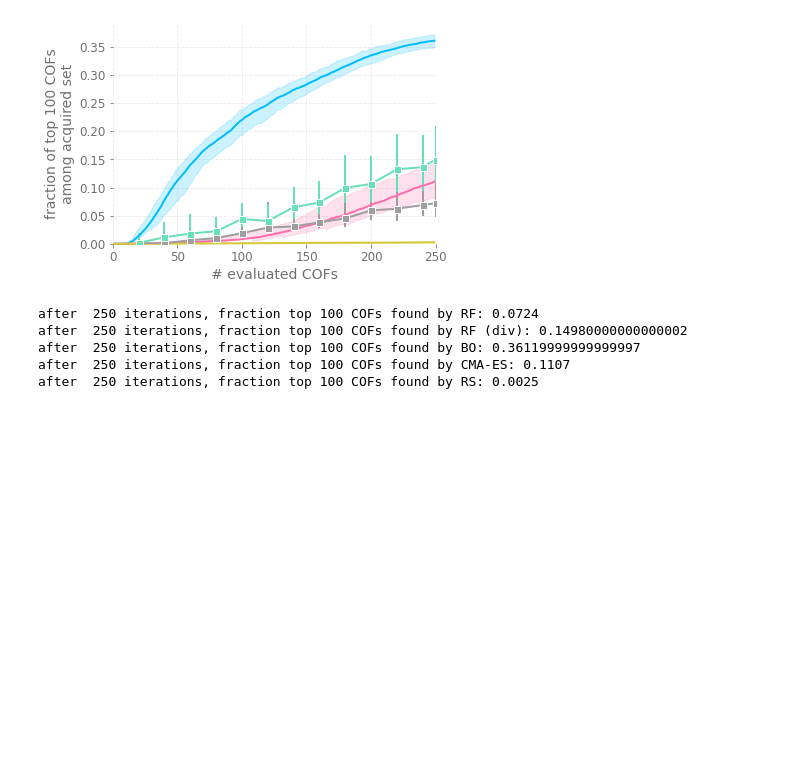
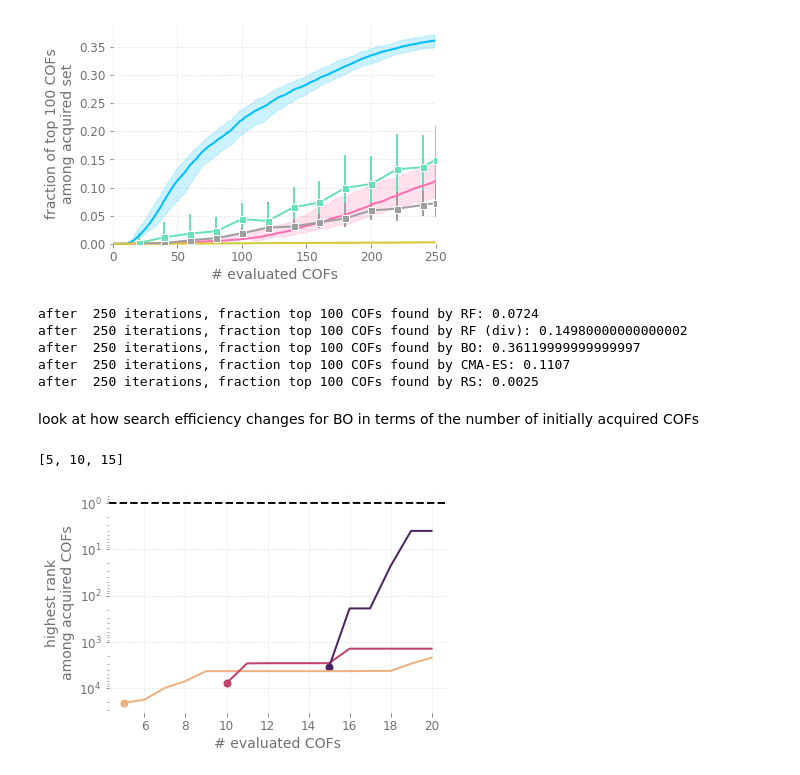
Before and after one commit to aryandeshwal/BO_of_COFs, a Jupyter notebook: new/viz.ipynb, the cells around one changed output. Drawn from its saved outputs; the diff is of its cells as text; code cells hidden in the pictures; blank space fills up the shorter version.

```diff
--- a/new/viz.ipynb
+++ b/new/viz.ipynb
@@ -156,8 +155,8 @@ plt.xlabel('# evaluated COFs')
 plt.ylabel('expected improvement')
 for i in range(bo_res['nb_iterations']):
     plt.plot([i+1, i+1], [0, explore_term[i]], color="C0")
-    plt.plot([i+1, i+1], [explore_term[i], explore_term[i] + exploit_term[i]], color="C1")
+    plt.plot([i+1, i+1], [explore_term[i], explore_term[i] + exploit_term[i]], color="C1", linestyle="--")
 plt.plot([], [], color="C0", label="explore")
-plt.plot([], [], color="C1", label="exploit")
-plt.scatter(range(1, bo_res['nb_iterations'] + 1), explore_term + exploit_term, color="k", label="EI")
+plt.plot([], [], color="C1", label="exploit", linestyle="--")
+plt.scatter(range(1, bo_res['nb_iterations'] + 1), explore_term + exploit_term, color="k", label="EI", zorder=100)
 plt.legend()
@@ -445,3 +441,45 @@ after  250 iterations, fraction top 100 COFs found by RF (div): 0.14980000000000
 after  250 iterations, fraction top 100 COFs found by BO: 0.36119999999999997
 after  250 iterations, fraction top 100 COFs found by CMA-ES: 0.1107
 after  250 iterations, fraction top 100 COFs found by RS: 0.0025
+# %% [markdown]
+look at how search efficiency changes for BO in terms of the number of initially acquired COFs
+# %%
+# load in array of # of COFs initialized
+nb_COFs_initializeds = pickle.load(open('bo_results_nb_COF_initializations.pkl', 'rb'))['EI']
+nb_COFs_initializeds
+# %% [output]
+[5, 10, 15]
+# %%
+cmap = sns.color_palette("flare", as_cmap=True)
+
+def nb_COFs_to_color(x):
+    the_range = np.max(nb_COFs_initializeds) - np.min(nb_COFs_initializeds)
+    return cmap((x - np.min(nb_COFs_initializeds)) / the_range)
+# %%
+# load in BO results for each
+bo_ress = [pickle.load(open('bo_results_EI' + "_initiate_with_{0}".format(nb_COFs_initialized) + '.pkl', 'rb')) for nb_COFs_initialized in nb_COFs_initializeds]
+
+# plot
+plt.figure()
+for i in range(len(nb_COFs_initializeds)):
+    the_bo_res = bo_ress[i]
+    y_max_mu, _, _ = y_max(the_bo_res, rank=True)
+    y_max_mu[:(nb_COFs_initializeds[i]-1)] = np.NaN # cuz just random
+
+    plt.scatter([nb_COFs_initializeds[i]], [y_max_mu[nb_COFs_initializeds[i]-1]], color=nb_COFs_to_color(nb_COFs_initializeds[i]))
+    plt.plot(np.arange(1, the_bo_res['nb_iterations']+1), y_max_mu, label='{}'.format(nb_COFs_initializeds[i]), color=nb_COFs_to_color(nb_COFs_initializeds[i]), clip_on=False)
+
+
+plt.xlabel('# evaluated COFs')
+plt.ylabel('highest rank\namong acquired COFs')
+# plt.xlim([0, 250])
+# plt.ylim(ymin=1)
+# plt.legend(fontsize=1/4)
+plt.axhline(y=1, color="k", linestyle="--", zorder=0) # to see the band bleed into negative zone.
+plt.yticks()
+plt.xticks()
+plt.yscale("log")
+plt.gca().invert_yaxis()
+plt.tight_layout()
+# %% [output]
+[figure, added]
```
Also changed, not shown: parts of 4 cells of this notebook, 1 other file.
